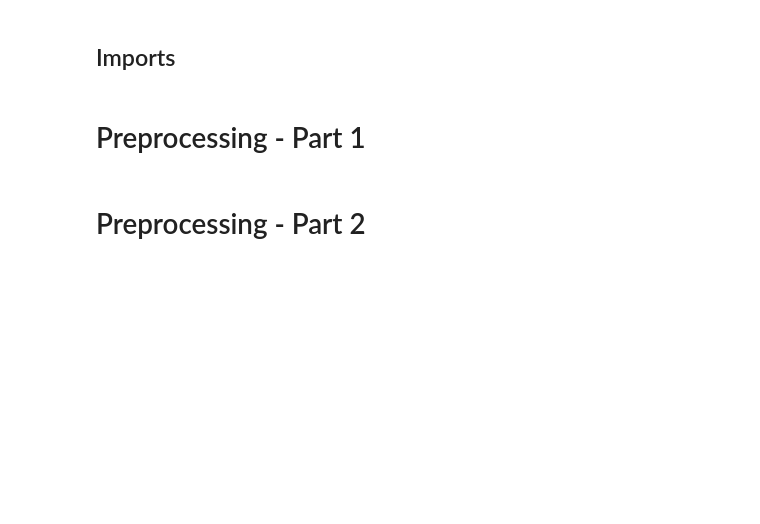
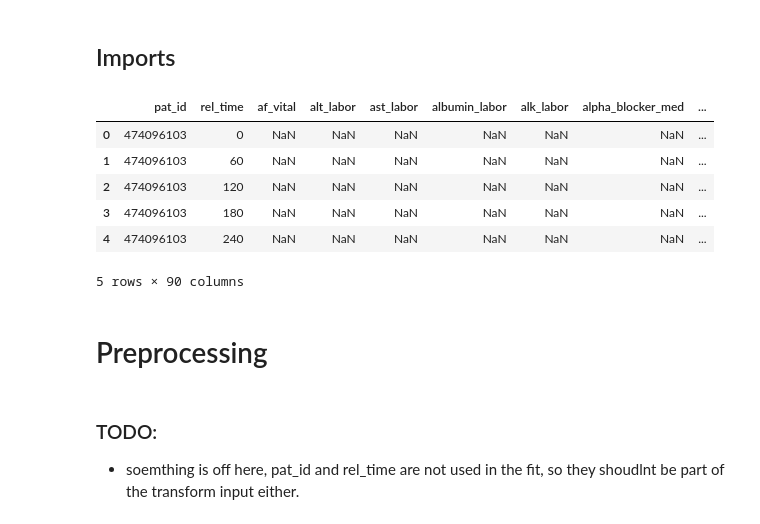
Before and after one commit to yjaenike/master-thesis, a Jupyter notebook: data_preprocessing.ipynb, the cells around one changed output. Saved outputs shown, nothing was run; the diff lists cells and outputs as text; code cells hidden in the pictures; blank space fills up the shorter version.

```diff
--- a/data_preprocessing.ipynb
+++ b/data_preprocessing.ipynb
@@ -18,5 +24,22 @@ import matplotlib.pyplot as plt
+# %%
+# Load the datasets
+path = "../master-thesis/data/uke_clean.parquet"
+uke_df = pd.read_parquet(path)
+uke_df.head()
+# %% [output]
+|  | pat_id | rel_time | af_vital | alt_labor | ast_labor | albumin_labor | alk_labor | alpha_blocker_med | ... |
+| 0 | 474096103 | 0 | NaN | NaN | NaN | NaN | NaN | NaN | ... |
+| 1 | 474096103 | 60 | NaN | NaN | NaN | NaN | NaN | NaN | ... |
+| 2 | 474096103 | 120 | NaN | NaN | NaN | NaN | NaN | NaN | ... |
+| 3 | 474096103 | 180 | NaN | NaN | NaN | NaN | NaN | NaN | ... |
+| 4 | 474096103 | 240 | NaN | NaN | NaN | NaN | NaN | NaN | ... |
+5 rows × 90 columns
 # %% [markdown]
-# Preprocessing - Part 1
+# Preprocessing
+# %% [markdown]
+### TODO:
+
+- soemthing is off here, pat_id and rel_time are not used in the fit, so they shoudlnt be part of the transform input either.
 # %%
 class PreprocessingPipeline():
     '''
@@ -60,2 +296,0 @@ class PreprocessingPipeline():
-# %% [markdown]
-# Preprocessing - Part 2
```
Also changed, not shown: parts of 12 cells of this notebook, 4 other files.
